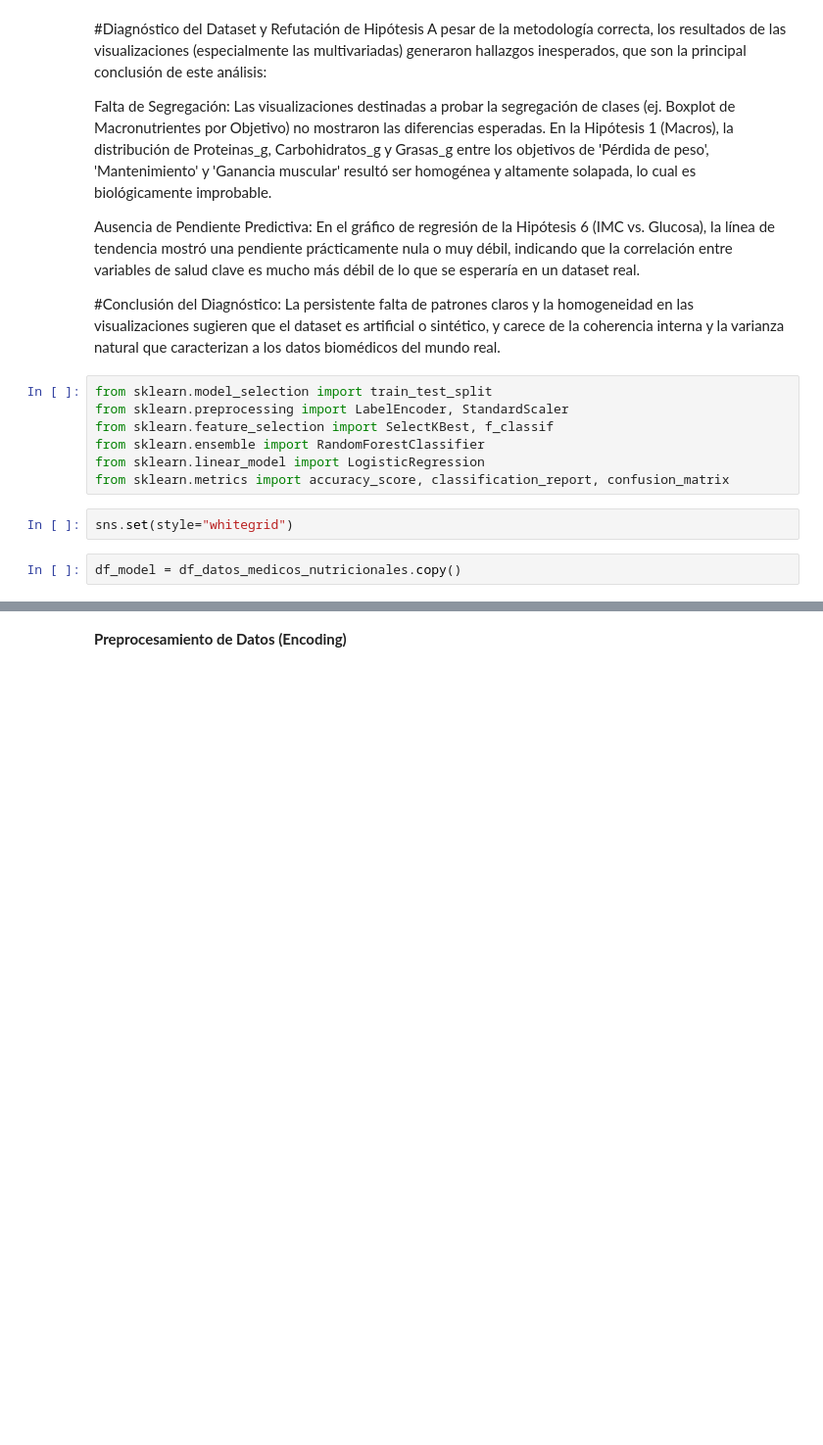
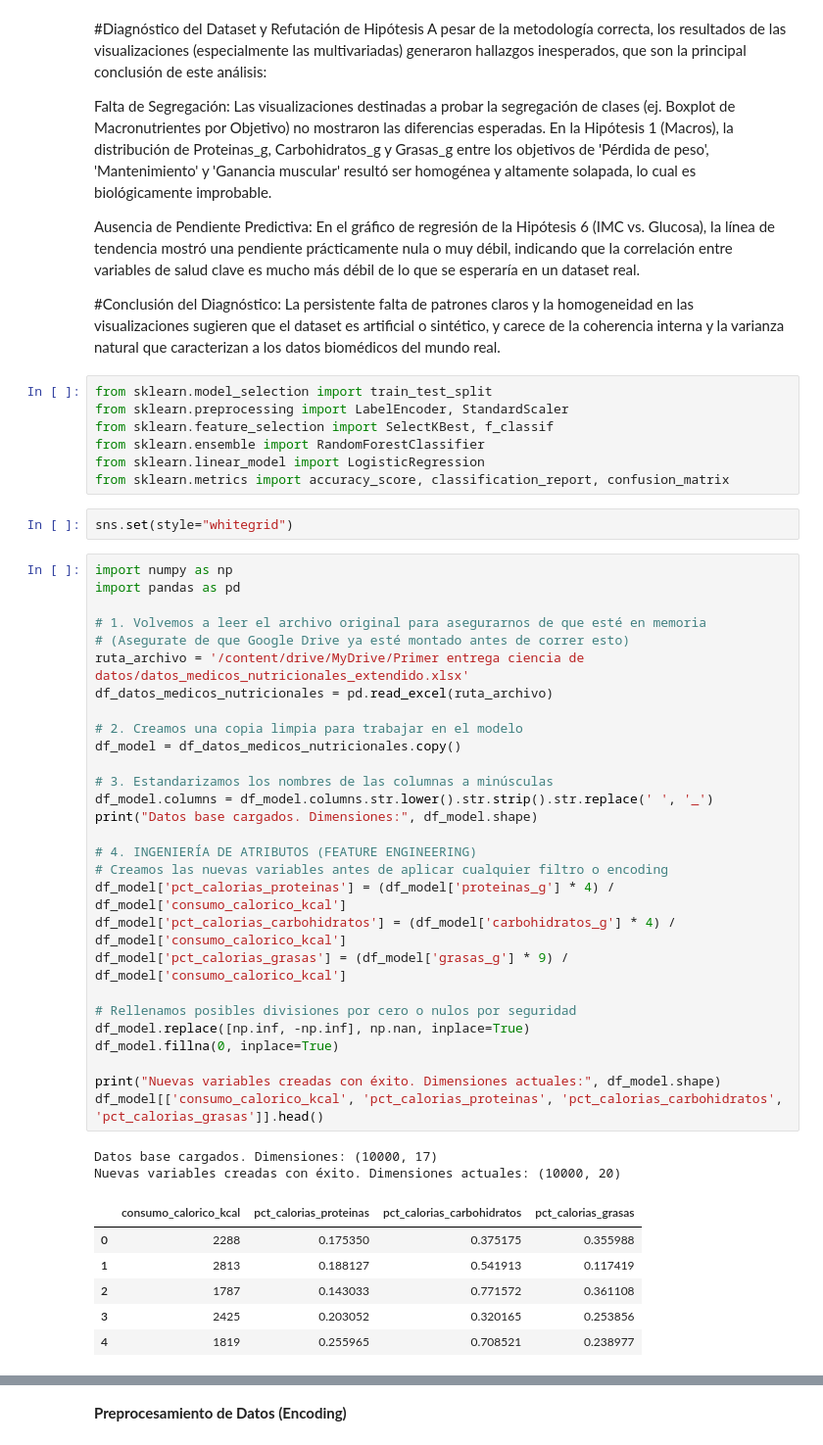
Before and after one commit to cnicolasreynoso-max/ProyectofinalDataScience, a Jupyter notebook: ProyectoFinalDSREYNOSO.ipynb, the cells around one changed output, grey strips where cells are left out. Shown at 98% size. Drawn from its saved outputs; the diff is of its cells as text; blank space fills up the shorter version.

```diff
--- a/ProyectoFinalDSREYNOSO.ipynb
+++ b/ProyectoFinalDSREYNOSO.ipynb
@@ -412,5 +416,40 @@ from sklearn.linear_model import LogisticRegression
 from sklearn.metrics import accuracy_score, classification_report, confusion_matrix
 # %%
 sns.set(style="whitegrid")
-# %%
-df_model = df_datos_medicos_nutricionales.copy()
+# %%
+import numpy as np
+import pandas as pd
+
+# 1. Volvemos a leer el archivo original para asegurarnos de que esté en memoria
+# (Asegurate de que Google Drive ya esté montado antes de correr esto)
+ruta_archivo = '/content/drive/MyDrive/Primer entrega ciencia de datos/datos_medicos_nutricionales_extendido.xlsx'
+df_datos_medicos_nutricionales = pd.read_excel(ruta_archivo)
+
+# 2. Creamos una copia limpia para trabajar en el modelo
+df_model = df_datos_medicos_nutricionales.copy()
+
+# 3. Estandarizamos los nombres de las columnas a minúsculas
+df_model.columns = df_model.columns.str.lower().str.strip().str.replace(' ', '_')
+print("Datos base cargados. Dimensiones:", df_model.shape)
+
+# 4. INGENIERÍA DE ATRIBUTOS (FEATURE ENGINEERING)
+# Creamos las nuevas variables antes de aplicar cualquier filtro o encoding
+df_model['pct_calorias_proteinas'] = (df_model['proteinas_g'] * 4) / df_model['consumo_calorico_kcal']
+df_model['pct_calorias_carbohidratos'] = (df_model['carbohidratos_g'] * 4) / df_model['consumo_calorico_kcal']
+df_model['pct_calorias_grasas'] = (df_model['grasas_g'] * 9) / df_model['consumo_calorico_kcal']
+
+# Rellenamos posibles divisiones por cero o nulos por seguridad
+df_model.replace([np.inf, -np.inf], np.nan, inplace=True)
+df_model.fillna(0, inplace=True)
+
+print("Nuevas variables creadas con éxito. Dimensiones actuales:", df_model.shape)
+df_model[['consumo_calorico_kcal', 'pct_calorias_proteinas', 'pct_calorias_carbohidratos', 'pct_calorias_grasas']].head()
+# %% [output]
+Datos base cargados. Dimensiones: (10000, 17)
+Nuevas variables creadas con éxito. Dimensiones actuales: (10000, 20)
+|  | consumo_calorico_kcal | pct_calorias_proteinas | pct_calorias_carbohidratos | pct_calorias_grasas |
+| 0 | 2288 | 0.175350 | 0.375175 | 0.355988 |
+| 1 | 2813 | 0.188127 | 0.541913 | 0.117419 |
+| 2 | 1787 | 0.143033 | 0.771572 | 0.361108 |
+| 3 | 2425 | 0.203052 | 0.320165 | 0.253856 |
+| 4 | 1819 | 0.255965 | 0.708521 | 0.238977 |
```
Also changed, not shown: parts of 17 cells of this notebook.
